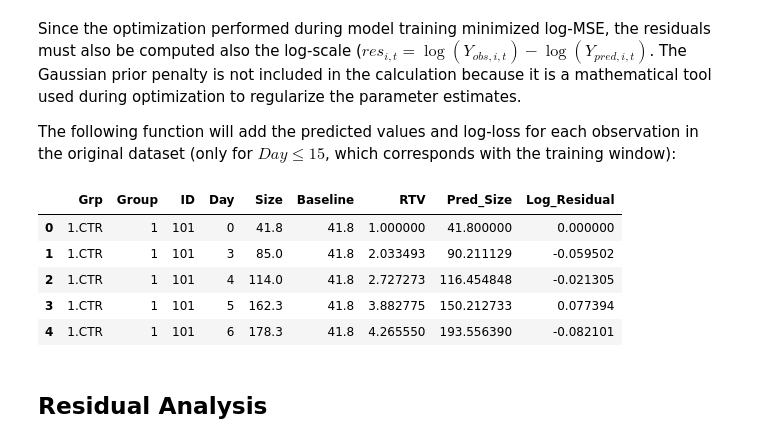
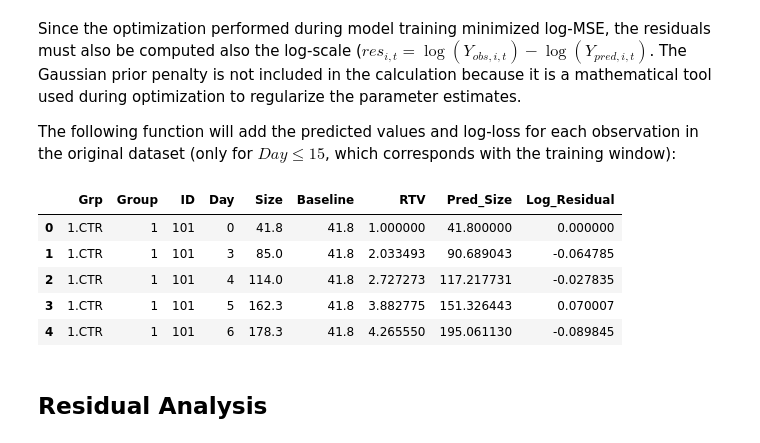
Before and after one commit to GrauSerramitjanaEspunya/tumor-modelling, a Jupyter notebook: notebooks/05_improved-model-validation.ipynb, the cells around one changed output. Saved outputs shown, nothing was run; the diff lists cells and outputs as text; code cells hidden in the pictures.

```diff
--- a/notebooks/05_improved-model-validation.ipynb
+++ b/notebooks/05_improved-model-validation.ipynb
@@ -66,38 +66,38 @@ def add_predictions(data: pd.DataFrame, mouse_results: pd.DataFrame, group_resul
         mouse_df = df.loc[mouse_mask]
 
         T_obs = mouse_df["Size"].to_numpy()
         T0 = T_obs[0]
         times = mouse_df["Day"].to_numpy()
         grp = mouse_df["Group"].iloc[0]
-        D = grp > 0
+        D = grp > 1
 
         r_i = mouse_results.loc[mouse_results["ID"] == mouse_id, "r_id"].iloc[0]
         K = group_results["K"].iloc[0]
         al = group_results.loc[group_results["Group"]==grp, "al"].iloc[0]
 
         sim_df = simulate_tumor(
             T0=T0,
             r=r_i,
             K=K,
             al=al,
             times=times,
             D=D
         )
 
         df.loc[mouse_mask, "Pred_Size"] = sim_df["Size"].values
 
     df["Log_Residual"] = np.log(df["Size"]) - np.log(df["Pred_Size"])
     return df
 
 df = add_predictions(data, mouse_results, group_results, 15)
 df.head()
 # %% [output]
 |  | Grp | Group | ID | Day | Size | Baseline | RTV | Pred_Size | Log_Residual |
 | 0 | 1.CTR | 1 | 101 | 0 | 41.8 | 41.8 | 1.000000 | 41.800000 | 0.000000 |
-| 1 | 1.CTR | 1 | 101 | 3 | 85.0 | 41.8 | 2.033493 | 90.211129 | -0.059502 |
-| 2 | 1.CTR | 1 | 101 | 4 | 114.0 | 41.8 | 2.727273 | 116.454848 | -0.021305 |
-| 3 | 1.CTR | 1 | 101 | 5 | 162.3 | 41.8 | 3.882775 | 150.212733 | 0.077394 |
-| 4 | 1.CTR | 1 | 101 | 6 | 178.3 | 41.8 | 4.265550 | 193.556390 | -0.082101 |
+| 1 | 1.CTR | 1 | 101 | 3 | 85.0 | 41.8 | 2.033493 | 90.689043 | -0.064785 |
+| 2 | 1.CTR | 1 | 101 | 4 | 114.0 | 41.8 | 2.727273 | 117.217731 | -0.027835 |
+| 3 | 1.CTR | 1 | 101 | 5 | 162.3 | 41.8 | 3.882775 | 151.326443 | 0.070007 |
+| 4 | 1.CTR | 1 | 101 | 6 | 178.3 | 41.8 | 4.265550 | 195.061130 | -0.089845 |
 # %% [markdown]
 ## Residual Analysis
 # %% [markdown]
```
Also changed, not shown: parts of 24 cells of this notebook, 8 other files.
